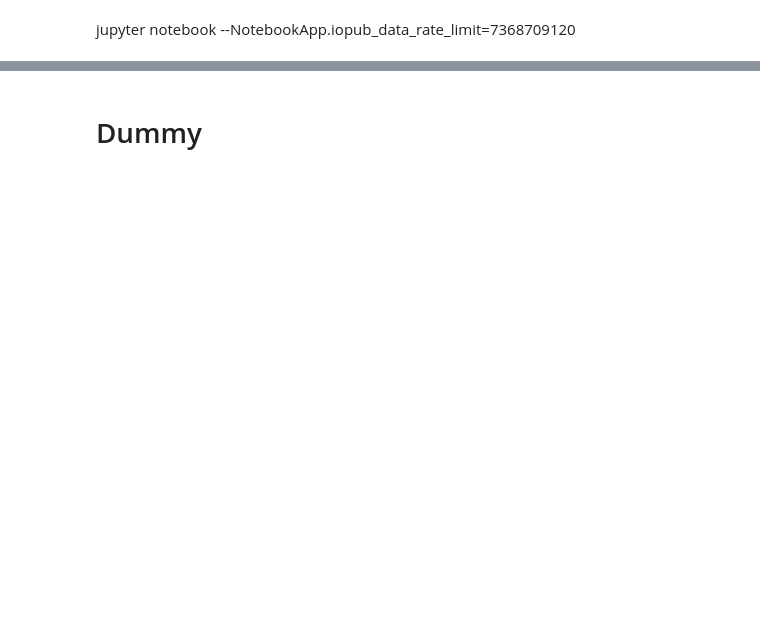
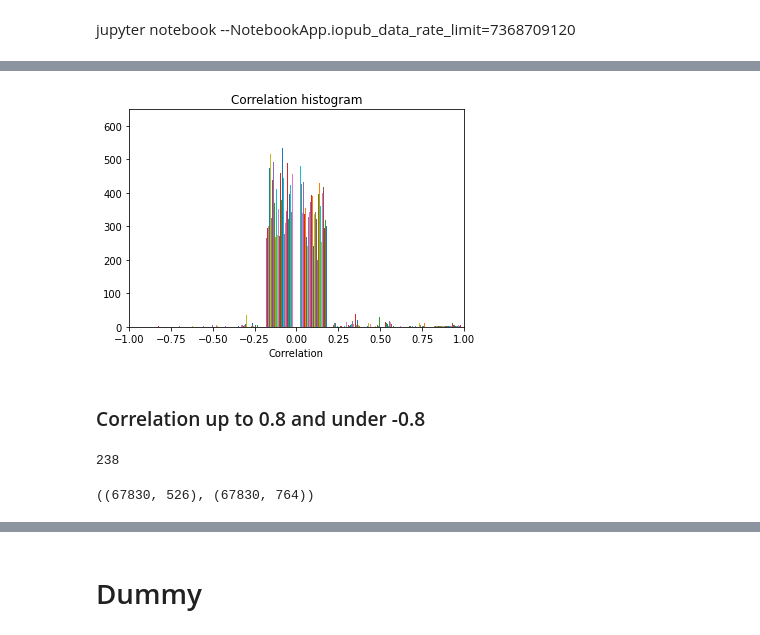
Before and after one commit to TomatoKetchoup/implement_scoring_loan, a Jupyter notebook: notebook/scoring_loan.ipynb, the cells around one changed output, grey strips where cells are left out. Saved outputs shown, nothing was run; the diff lists cells and outputs as text; code cells hidden in the pictures; blank space fills up the shorter version.

```diff
--- a/notebook/scoring_loan.ipynb
+++ b/notebook/scoring_loan.ipynb
@@ -153,0 +226,13 @@ selected_feature_names.shape
+# %%
+corr_matrix = X_train_resampled.corr()
+# %%
+# warnings caused by binary features
+plt.hist(corr_matrix, bins=10)
+plt.xlim(-1, 1)
+plt.xlabel('Correlation')
+plt.title('Correlation histogram')
+plt.show()
+# %% [output]
+[figure, added]
+# %% [markdown]
+###  Correlation up to 0.8 and under -0.8
@@ -153,0 +248,4 @@ selected_feature_names.shape
+# %%
+len(correlated_features)
+# %% [output]
+238
@@ -153,0 +255,4 @@ selected_feature_names.shape
+# %%
+X_train_corr.shape, X_train_resampled.shape
+# %% [output]
+((67830, 526), (67830, 764))
```
Also changed, not shown: parts of 162 cells of this notebook.
